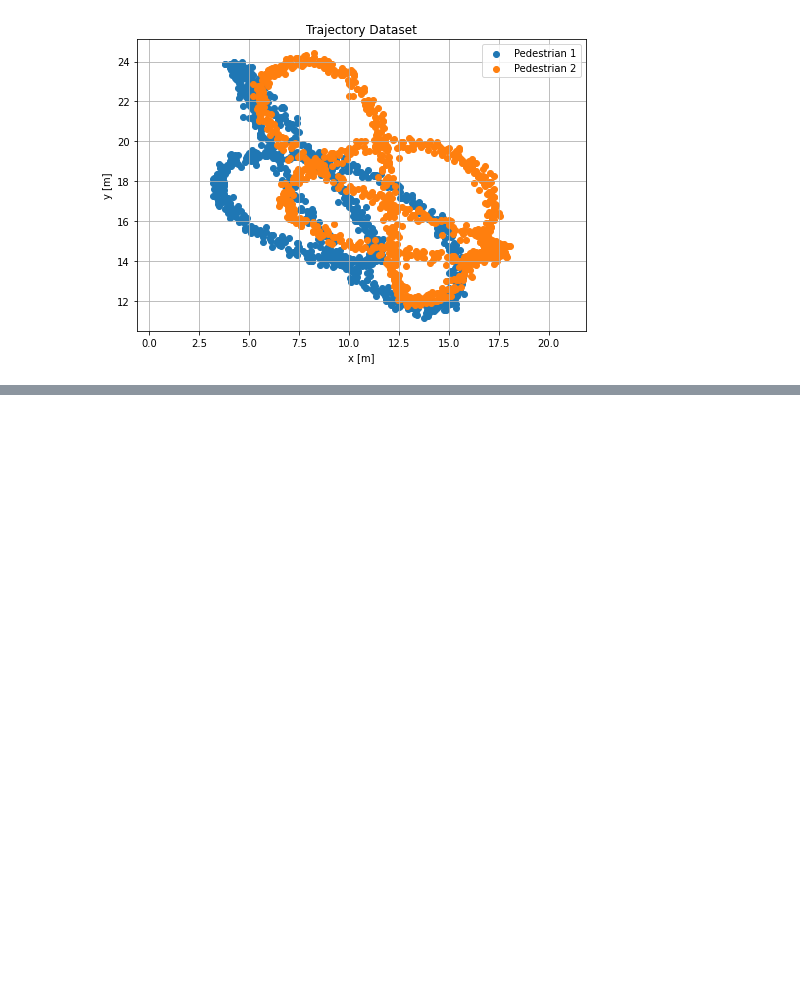
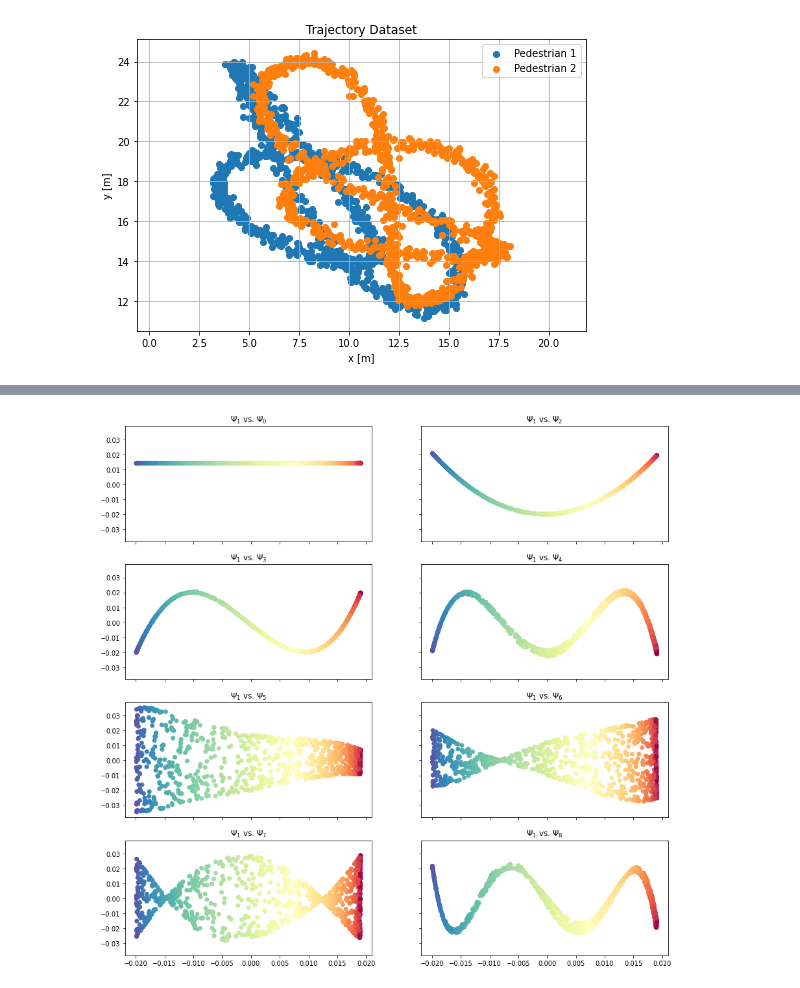
Before and after one commit to sonmikrafft-uni-MLCMS/ex4, a Jupyter notebook: task_2.ipynb, the cells around one changed output, grey strips where cells are left out. Cells and saved outputs as stored; diff of their text form; code cells hidden in the pictures; blank space fills up the shorter version.

```diff
--- a/task_2.ipynb
+++ b/task_2.ipynb
@@ -171,0 +166,6 @@ plot_2d_dataset(
+# %%
+N = 5000
+X_swiss_datafold, color_swiss_datafold = get_swiss_roll_dataset(N=N)
+
+nr_samples_plot = 1000
+idx_plot = np.random.permutation(N)[0:nr_samples_plot]
@@ -171,0 +177,17 @@ plot_2d_dataset(
+# %%
+dmap = dfold.DiffusionMaps(
+    kernel=pfold.GaussianKernel(epsilon=X_pcm.kernel.epsilon),
+    n_eigenpairs=9,
+    dist_kwargs=dict(cut_off=X_pcm.cut_off),
+)
+dmap = dmap.fit(X_pcm)
+evecs, evals = dmap.eigenvectors_, dmap.eigenvalues_
+
+plot_pairwise_eigenvector_dfold(
+    eigenvectors=dmap.eigenvectors_[idx_plot, :],
+    n=1,
+    fig_params=dict(figsize=[15, 15]),
+    scatter_params=dict(cmap=plt.cm.Spectral, c=color_swiss_datafold[idx_plot]),
+)
+# %% [output]
+[figure, added]
```
Also changed, not shown: parts of 12 cells of this notebook.
